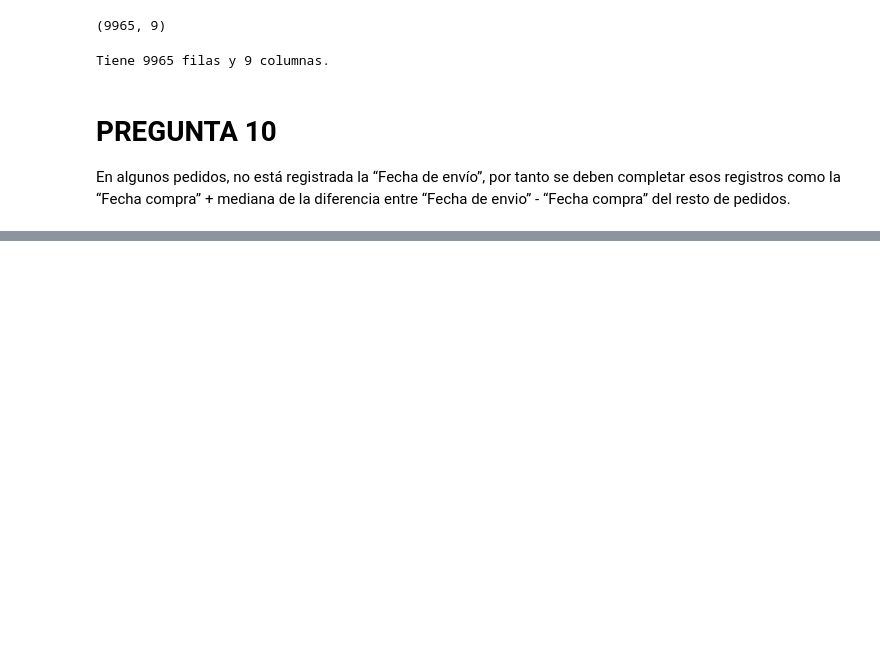
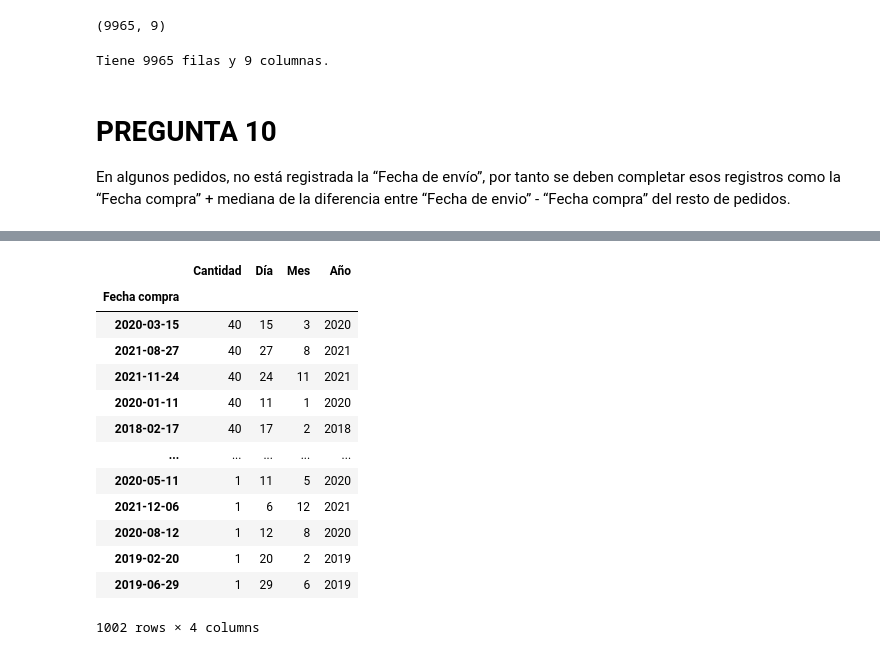
Before and after one commit to elbarbero/Python-Numpy-y-Pandas, a Jupyter notebook: Ejercicios/CASO_PRACTICO_1.ipynb, the cells around one changed output, grey strips where cells are left out. Cells and saved outputs as stored; diff of their text form; code cells hidden in the pictures; blank space fills up the shorter version.

```diff
--- a/Ejercicios/CASO_PRACTICO_1.ipynb
+++ b/Ejercicios/CASO_PRACTICO_1.ipynb
@@ -342,0 +457,2 @@ como la “Fecha compra” + mediana de la diferencia entre “Fecha de envio”
+# %%
+df_global = df_global.merge(df_productos, on="ID Producto", how="inner")
@@ -342,0 +520,3 @@ como la “Fecha compra” + mediana de la diferencia entre “Fecha de envio”
+# %%
+df_date = pd.DataFrame(df_global.groupby("Fecha compra")["Cantidad"].agg("max")).sort_values(by=['Cantidad'], ascending=False)
+df_date
@@ -342,0 +538,24 @@ como la “Fecha compra” + mediana de la diferencia entre “Fecha de envio”
+# %%
+#np.datetime64(df_date.index.values[0]).year
+datetimes = pd.to_datetime(df_date.index)
+datetimes.year
+df_date["Día"] = pd.to_datetime(df_date.index).day
+df_date["Mes"] = pd.to_datetime(df_date.index).month
+df_date["Año"] = pd.to_datetime(df_date.index).year
+# %%
+df_date
+# %% [output]
+|  | Cantidad | Día | Mes | Año |
+| Fecha compra |  |  |  |  |
+| 2020-03-15 | 40 | 15 | 3 | 2020 |
+| 2021-08-27 | 40 | 27 | 8 | 2021 |
+| 2021-11-24 | 40 | 24 | 11 | 2021 |
+| 2020-01-11 | 40 | 11 | 1 | 2020 |
+| 2018-02-17 | 40 | 17 | 2 | 2018 |
+| ... | ... | ... | ... | ... |
+| 2020-05-11 | 1 | 11 | 5 | 2020 |
+| 2021-12-06 | 1 | 6 | 12 | 2021 |
+| 2020-08-12 | 1 | 12 | 8 | 2020 |
+| 2019-02-20 | 1 | 20 | 2 | 2019 |
+| 2019-06-29 | 1 | 29 | 6 | 2019 |
+1002 rows × 4 columns
```
Also changed, not shown: parts of 25 cells of this notebook, 1 other file.
